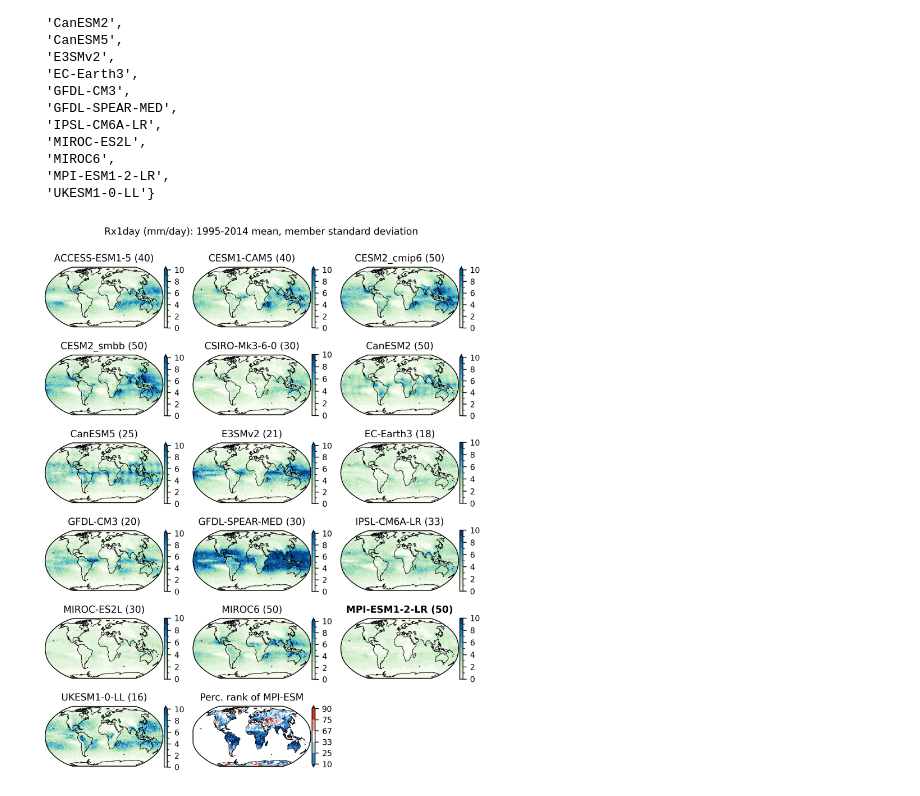
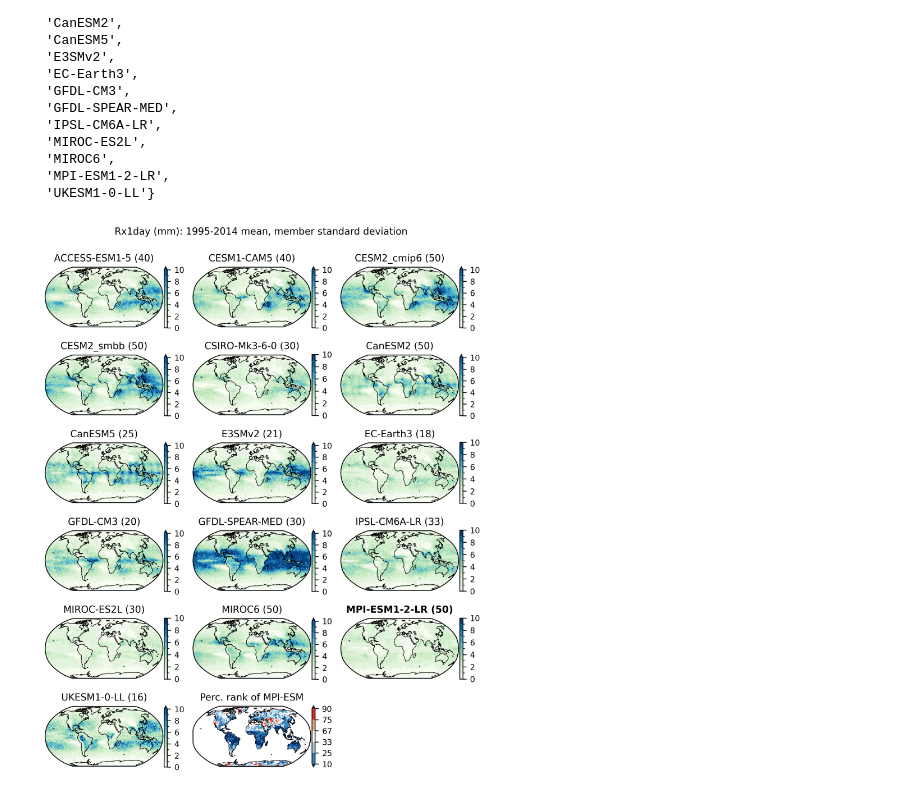
Before and after one commit to lukasbrunner/etccdi_internal_variability, a Jupyter notebook: code/mmlea_comaprison_rx1day.ipynb, the cells around one changed output. Drawn from its saved outputs; the diff is of its cells as text; code cells hidden in the pictures.

```diff
--- a/code/mmlea_comaprison_rx1day.ipynb
+++ b/code/mmlea_comaprison_rx1day.ipynb
@@ -203,32 +203,32 @@ kwargs_rank = dict(
 fig, axes = plt.subplots(6, 3, figsize=(16*cm, 20*cm), subplot_kw={'projection': ccrs.Robinson()}, dpi=300)
 for idx, ax in enumerate(axes.ravel()):
     if idx < len(models):
         model = sorted(list(models))[idx]
         da = ds_all[model]['Rx1day'] * 60*60*24  # kg m-2 s-1 to mm/day
         da.std('member').plot.pcolormesh(ax=ax, **kwargs)
         if model == 'MPI-ESM1-2-LR':
             ax.set_title(f'{model} ({da.member.size})', fontweight='bold')
         else:
             ax.set_title(f'{model} ({da.member.size})')
         ax.coastlines(lw=.5)
 
     else:
         break
 
 ax = axes.ravel()[idx]
 mpi_rank.plot.pcolormesh(
     ax=ax,
     **kwargs_rank,
 )
 ax.coastlines(lw=.5)
 ax.set_title('Perc. rank of MPI-ESM')
 
 axes.ravel()[idx + 1].set_visible(False)
 
-fig.suptitle('Rx1day (mm/day): 1995-2014 mean, member standard deviation \n')
+fig.suptitle('Rx1day (mm): 1995-2014 mean, member standard deviation \n')
 fig.tight_layout()
 
 plt.savefig(os.path.join(fig_path, 'rx1day_smile_comparison.png'), dpi=dpi)
 plt.savefig(os.path.join(fig_path, 'rx1day_smile_comparison.pdf'), dpi=dpi)
 # %% [output]
-[figure, old version]
+[figure, new version]
```
Also changed, not shown: 11 other files.
